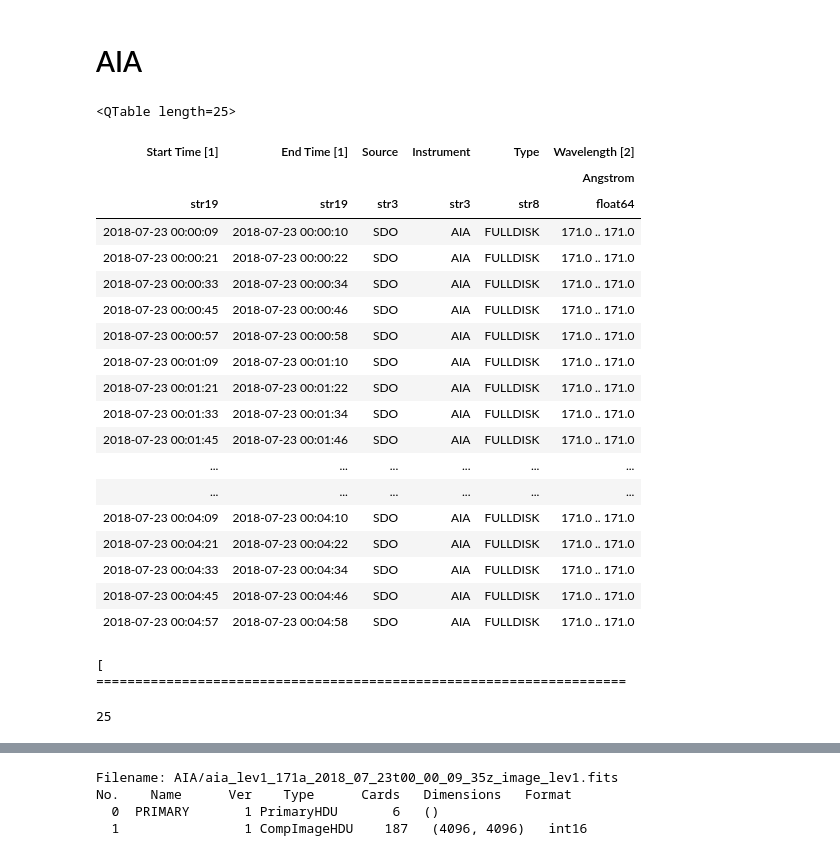
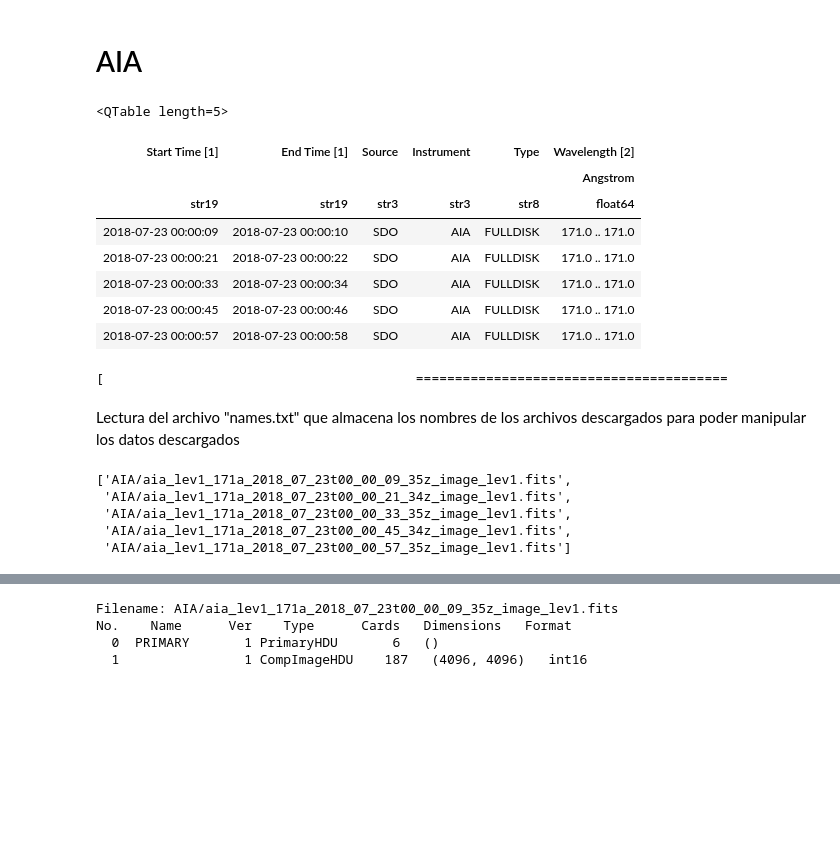
Before and after one commit to jomen93/Solar-Astrophysics, a Jupyter notebook: Data acquisition .ipynb, the cells around one changed output, grey strips where cells are left out. Cells and saved outputs as stored; diff of their text form; code cells hidden in the pictures; blank space fills up the shorter version.

```diff
--- a/Data acquisition .ipynb
+++ b/Data acquisition .ipynb
@@ -51,33 +53,40 @@ client = vso.VSOClient()
 %matplotlib inline
 # %%
-qr=client.query_legacy(tstart='2018/07/23 00:00:00', tend='2018/07/23 00:05:00', instrument='aia',min_wave='171',max_wave='171',unit_wave='Angstrom')
+qr=client.query_legacy(tstart='2018/07/23 00:00:00', tend='2018/07/23 00:01:00', instrument='aia',min_wave='171',max_wave='171',unit_wave='Angstrom')
 qr
 # %% [output]
-<QTable length=25>
+<QTable length=5>
 | Start Time [1] | End Time [1] | Source | Instrument | Type | Wavelength [2] |
 |  |  |  |  |  | Angstrom |
 | str19 | str19 | str3 | str3 | str8 | float64 |
 | 2018-07-23 00:00:09 | 2018-07-23 00:00:10 | SDO | AIA | FULLDISK | 171.0 .. 171.0 |
 | 2018-07-23 00:00:21 | 2018-07-23 00:00:22 | SDO | AIA | FULLDISK | 171.0 .. 171.0 |
 | 2018-07-23 00:00:33 | 2018-07-23 00:00:34 | SDO | AIA | FULLDISK | 171.0 .. 171.0 |
 | 2018-07-23 00:00:45 | 2018-07-23 00:00:46 | SDO | AIA | FULLDISK | 171.0 .. 171.0 |
 | 2018-07-23 00:00:57 | 2018-07-23 00:00:58 | SDO | AIA | FULLDISK | 171.0 .. 171.0 |
-| 2018-07-23 00:01:09 | 2018-07-23 00:01:10 | SDO | AIA | FULLDISK | 171.0 .. 171.0 |
-| 2018-07-23 00:01:21 | 2018-07-23 00:01:22 | SDO | AIA | FULLDISK | 171.0 .. 171.0 |
-| 2018-07-23 00:01:33 | 2018-07-23 00:01:34 | SDO | AIA | FULLDISK | 171.0 .. 171.0 |
-| 2018-07-23 00:01:45 | 2018-07-23 00:01:46 | SDO | AIA | FULLDISK | 171.0 .. 171.0 |
-| ... | ... | ... | ... | ... | ... |
-| ... | ... | ... | ... | ... | ... |
-| 2018-07-23 00:04:09 | 2018-07-23 00:04:10 | SDO | AIA | FULLDISK | 171.0 .. 171.0 |
-| 2018-07-23 00:04:21 | 2018-07-23 00:04:22 | SDO | AIA | FULLDISK | 171.0 .. 171.0 |
-| 2018-07-23 00:04:33 | 2018-07-23 00:04:34 | SDO | AIA | FULLDISK | 171.0 .. 171.0 |
-| 2018-07-23 00:04:45 | 2018-07-23 00:04:46 | SDO | AIA | FULLDISK | 171.0 .. 171.0 |
-| 2018-07-23 00:04:57 | 2018-07-23 00:04:58 | SDO | AIA | FULLDISK | 171.0 .. 171.0 |
-# %%
-res = client.fetch(qr,path ="{instrument}").wait()
-# %% [output]
-[                                        ====================================================================
-# %%
-len(qr)
-# %% [output]
-25
+# %%
+Download = True
+#if os.path.isfile("names.txt") == False and Descargar == True:
+if Download == True:
+    res = client.fetch(qr,path ="{instrument}").wait()
+    names = open("names.txt","w")
+    for i in range(len(qr)):
+        names.write(str(res[i])+"\n")
+    names.close()
+# %% [output]
+[                                        ========================================
+# %% [markdown]
+Lectura del archivo "names.txt" que almacena los nombres de los archivos descargados para poder manipular los datos descargados
+# %%
+# Lectura archivo "names.txt" que lamacena los nombres de los archiv
+files = open("names.txt","r"); Files = []
+for i in range(len(qr)):
+    Files.append(files.readline()[:-1])
+
+Files
+# %% [output]
+['AIA/aia_lev1_171a_2018_07_23t00_00_09_35z_image_lev1.fits',
+ 'AIA/aia_lev1_171a_2018_07_23t00_00_21_34z_image_lev1.fits',
+ 'AIA/aia_lev1_171a_2018_07_23t00_00_33_35z_image_lev1.fits',
+ 'AIA/aia_lev1_171a_2018_07_23t00_00_45_34z_image_lev1.fits',
+ 'AIA/aia_lev1_171a_2018_07_23t00_00_57_35z_image_lev1.fits']
```
Also changed, not shown: parts of 8 cells of this notebook.
